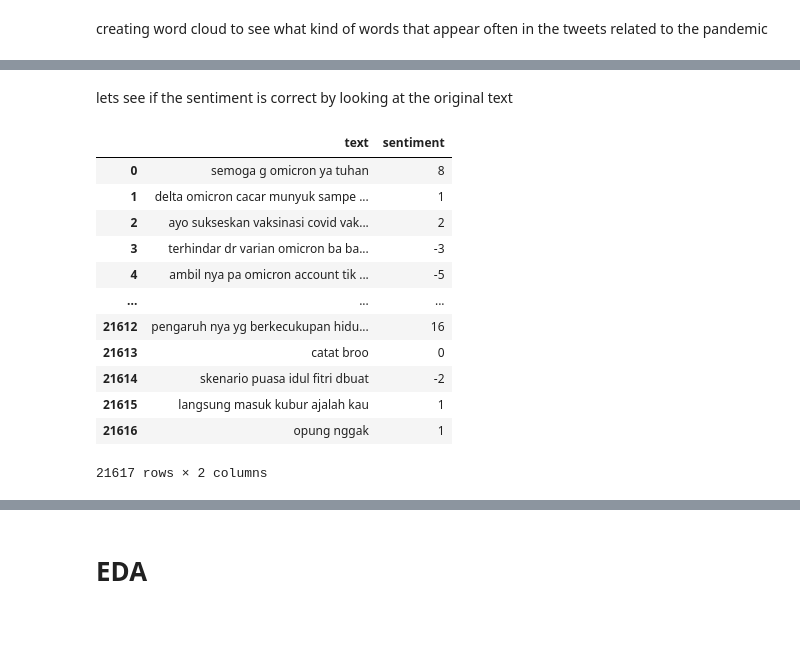
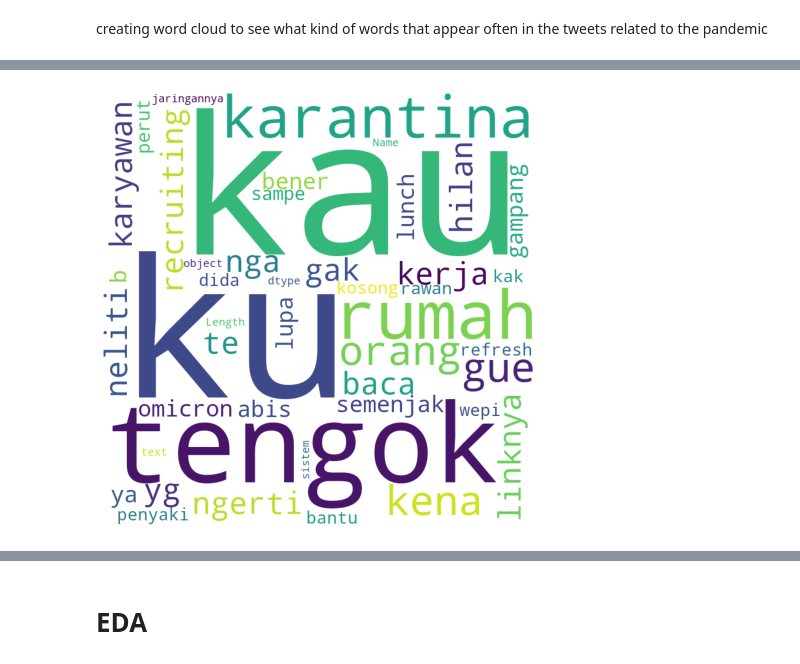
Before and after one commit to primakurniawan/analisis_sentimen_raja, a Jupyter notebook: Analysis.ipynb, the cells around one changed output, grey strips where cells are left out. Cells and saved outputs as stored; diff of their text form; code cells hidden in the pictures; blank space fills up the shorter version.

```diff
--- a/Analysis.ipynb
+++ b/Analysis.ipynb
@@ -378,2 +296,0 @@ df_sen.head(10)
-# %% [markdown]
-lets see if the sentiment is correct by looking at the original text
@@ -384,16 +296,0 @@ cek_df['sentiment']  = df_sen['sentiment'].copy()
-# %%
-cek_df
-# %% [output]
-|  | text | sentiment |
-| 0 | semoga g omicron ya tuhan | 8 |
-| 1 | delta omicron cacar munyuk sampe ... | 1 |
-| 2 | ayo sukseskan vaksinasi covid vak... | 2 |
-| 3 | terhindar dr varian omicron ba ba... | -3 |
-| 4 | ambil nya pa omicron account tik ... | -5 |
-| ... | ... | ... |
-| 21612 | pengaruh nya yg berkecukupan hidu... | 16 |
-| 21613 | catat broo | 0 |
-| 21614 | skenario puasa idul fitri dbuat | -2 |
-| 21615 | langsung masuk kubur ajalah kau | 1 |
-| 21616 | opung nggak | 1 |
-21617 rows × 2 columns
@@ -402,0 +297,12 @@ cek_df.to_excel('omicron_sentiment.xlsx')
+# %%
+wordcloud = WordCloud(width = 800, height = 800, background_color = 'white'
+                      , min_font_size = 20).generate(str(word_to_plot_pemerintah_positif))
+
+#plot the word cloud
+fig = plt.figure(figsize = (8,8), facecolor = None)
+plt.imshow(wordcloud)
+plt.axis('off')
+plt.savefig('pemerintah_positif.png')
+plt.show()
+# %% [output]
+[figure, added]
```
Also changed, not shown: parts of 58 cells of this notebook, 8 other files.
